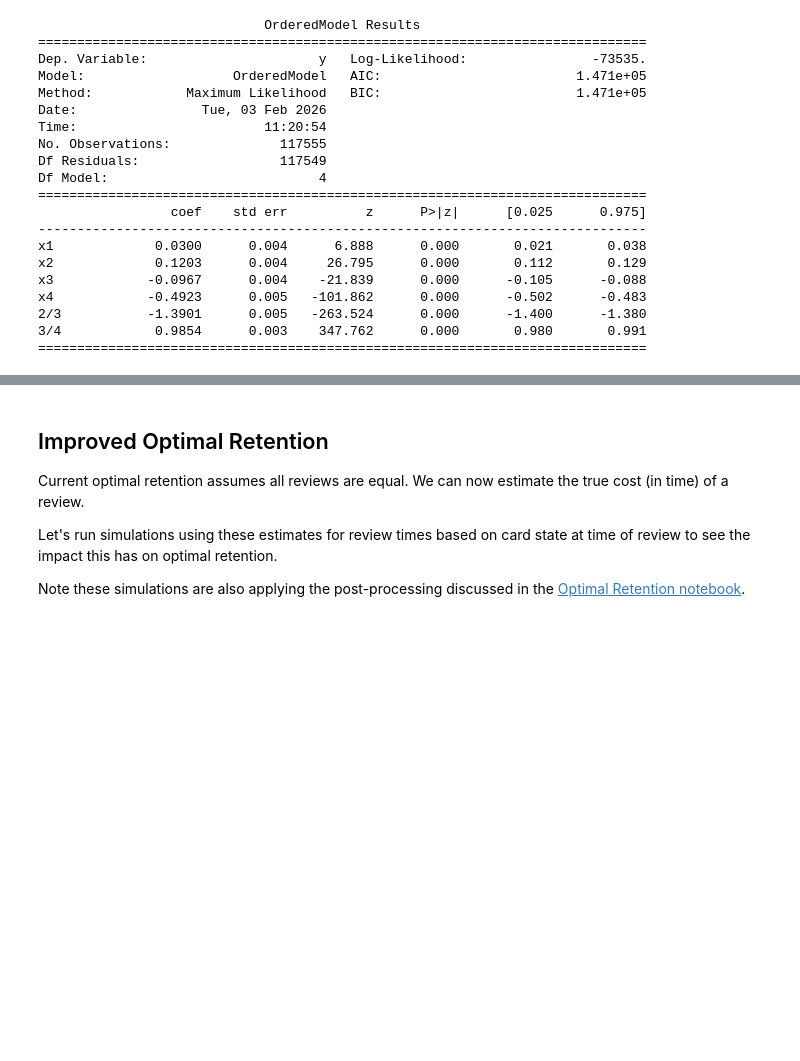
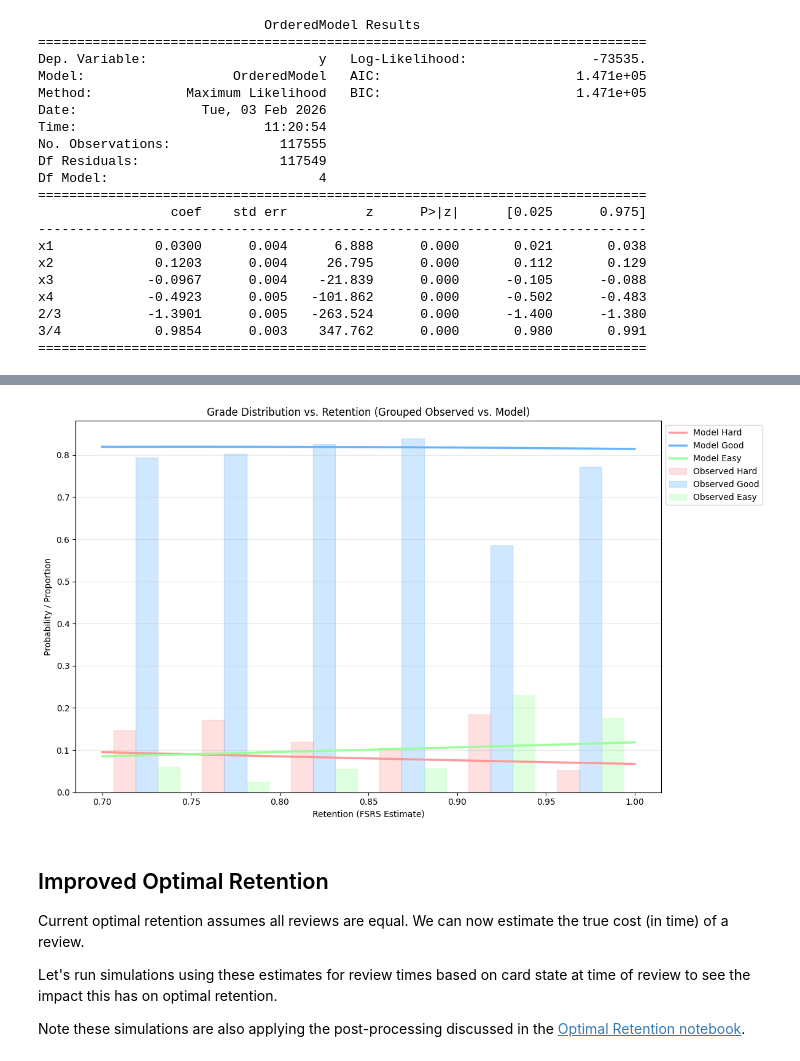
Before and after one commit to a913cb82/fsrs-experiments, a Jupyter notebook: notebooks/Review_Time_Analysis.ipynb, the cells around one changed output, grey strips where cells are left out. Cells and saved outputs as stored; diff of their text form; code cells hidden in the pictures; blank space fills up the shorter version.

```diff
--- a/notebooks/Review_Time_Analysis.ipynb
+++ b/notebooks/Review_Time_Analysis.ipynb
@@ -215,3 +311,76 @@ x4            -0.4923      0.005   -101.862      0.000      -0.502      -0.483
+# %%
+if HAS_GRADE_MODEL:
+    # 1. Calculate Observed Proportions (Underlay)
+    # Create buckets for retention (e.g., 6 buckets between 0.7 and 1.0)
+    num_buckets = 6
+    df_success["ret_bucket"] = pd.cut(
+        df_success["retention"], bins=np.linspace(0.7, 1.0, num_buckets + 1)
+    )
+    obs_counts = (
+        df_success.groupby(["ret_bucket", "rating"], observed=False)
+        .size()
+        .unstack(fill_value=0)
+    )
+    obs_props = obs_counts.div(obs_counts.sum(axis=1), axis=0)
+    bin_mids = np.array([b.mid for b in obs_props.index])
+
+    # 2. Model Prediction over range
+    mean_vals = X_grade.mean(axis=0)
+    ret_range = np.linspace(0.7, 1.0, 100)
+
+    probs_list = []
+    for r in ret_range:
+        feat = mean_vals.copy()
+        feat[1] = r
+        feat_scaled = scaler_grade.transform([feat])
+        probs = res_prob.predict(feat_scaled)[0]
+        probs_list.append(probs)
+
+    probs_arr = np.array(probs_list)
+    labels = res_prob.model.labels  # [2, 3, 4]
+    label_names = {2: "Hard", 3: "Good", 4: "Easy"}
+    colors = ["#ff9999", "#66b3ff", "#99ff99"]  # Red, Blue, Greenish
+
+    plt.figure(figsize=(12, 7))
+
+    # 3. Plot Grouped Bars for Observed Proportions
+    # Total width of one bucket in the plot is roughly (1.0-0.7)/num_buckets = 0.05
+    bucket_width = (1.0 - 0.7) / num_buckets
+    bar_width = bucket_width / 4
+    offsets = [-bar_width, 0, bar_width]
+
+    for i, label in enumerate(labels):
+        plt.bar(
+            bin_mids + offsets[i],
+            obs_props[label],
+            width=bar_width,
+            alpha=0.3,
+            color=colors[i],
+            edgecolor=colors[i],
+            label=f"Observed {label_names.get(label, label)}",
+        )
+
+    # 4. Plot Model Prediction Lines
+    for i, label in enumerate(labels):
+        plt.plot(
+            ret_range,
+            probs_arr[:, i],
+            color=colors[i],
+            linewidth=2.5,
+            label=f"Model {label_names.get(label, label)}",
+        )
+
+    plt.xlabel("Retention (FSRS Estimate)")
+    plt.ylabel("Probability / Proportion")
+    plt.title("Grade Distribution vs. Retention (Grouped Observed vs. Model)")
+    plt.legend(loc="upper left", bbox_to_anchor=(1, 1))
+    plt.grid(True, axis="y", alpha=0.3)
+    plt.tight_layout()
+    plt.show()
+else:
+    print("Grade model not available for visualization.")
+# %% [output]
+[figure, added]
 # %% [markdown]
 ## Improved Optimal Retention
 Current optimal retention assumes all reviews are equal. We can now estimate the true cost (in time) of a review.
```
Also changed, not shown: parts of 9 cells of this notebook.
